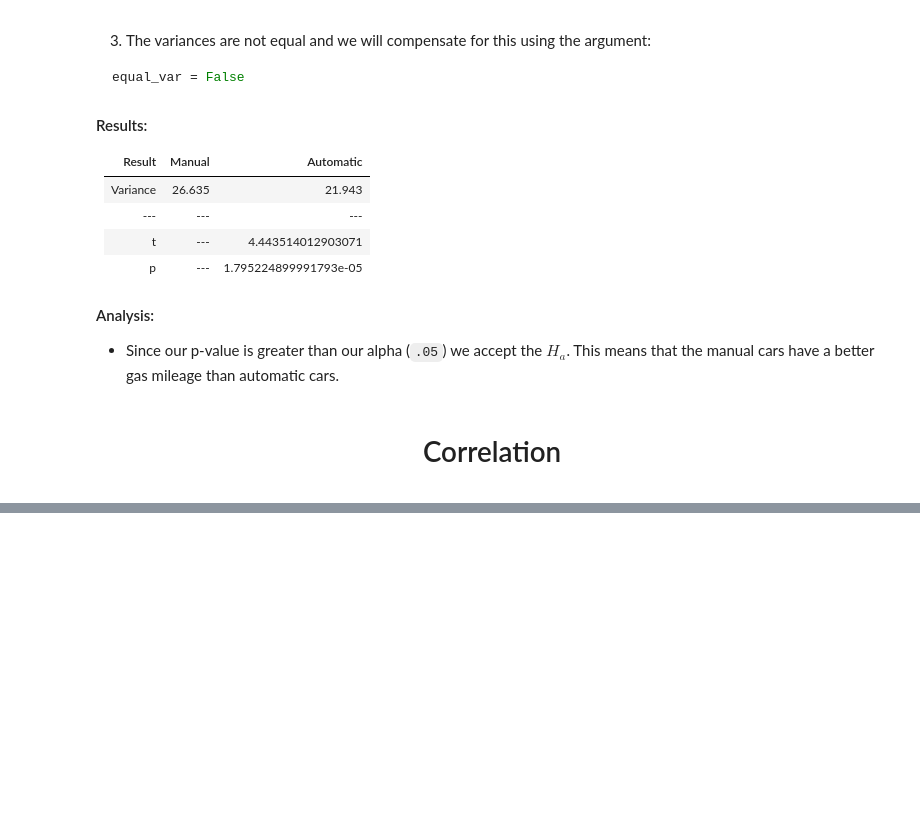
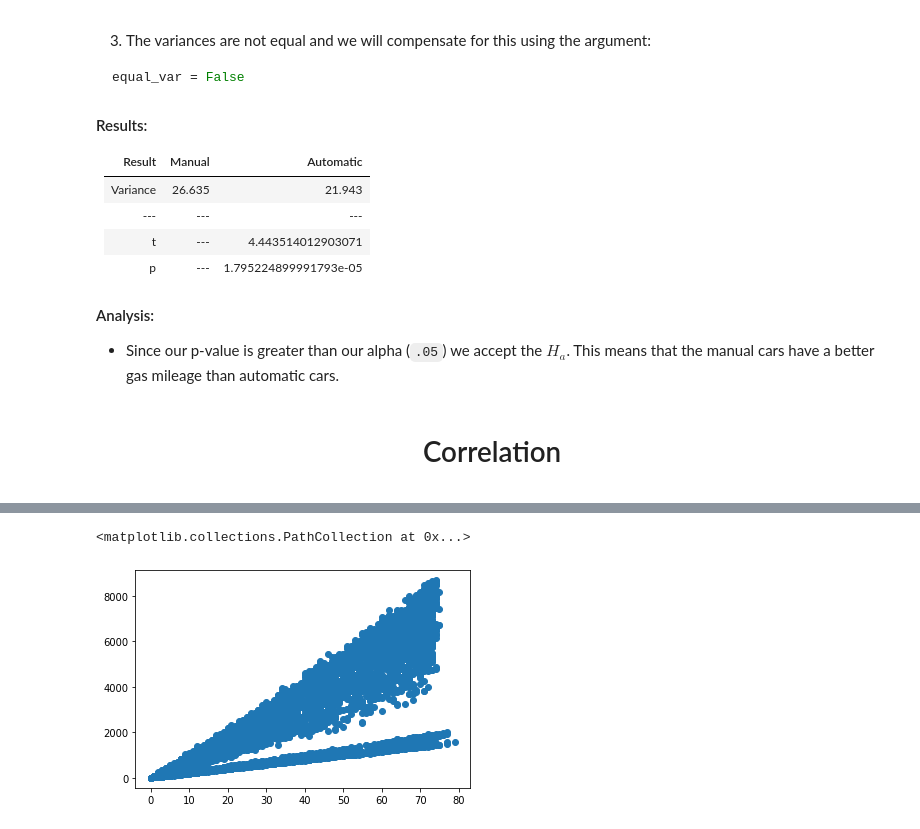
Before and after one commit to CharlesAtchison/statistics-exercises, a Jupyter notebook: hypothesis_testing.ipynb, the cells around one changed output, grey strips where cells are left out. Saved outputs shown, nothing was run; the diff lists cells and outputs as text; code cells hidden in the pictures; blank space fills up the shorter version.

```diff
--- a/hypothesis_testing.ipynb
+++ b/hypothesis_testing.ipynb
@@ -350,0 +354,9 @@ print(corr, p)
+# %%
+telco_with_phone = telco[telco.has_phone==True]
+x, y = telco_with_phone.tenure, telco_with_phone.total_charges
+plt.scatter(x, y)
+# corr, p = stats.pearsonr(x, y)
+# corr, p
+# %% [output]
+<matplotlib.collections.PathCollection at 0x...>
+[figure, added]
```
Also changed, not shown: parts of 9 cells of this notebook.
